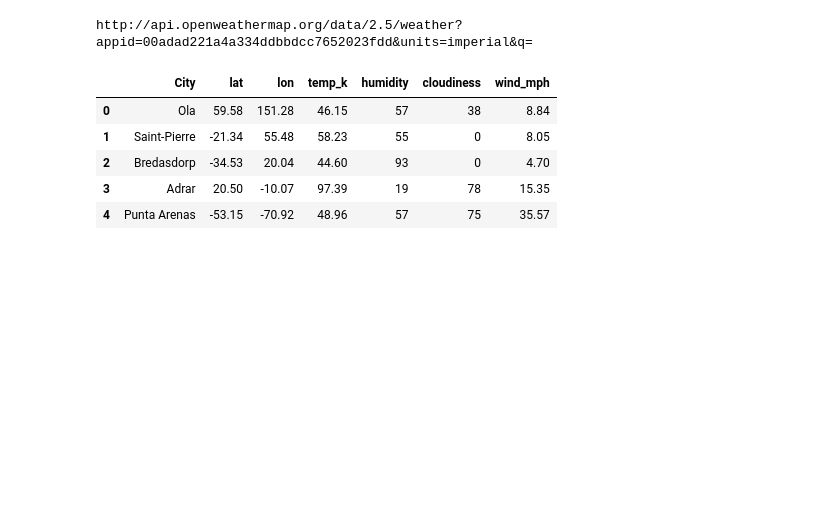
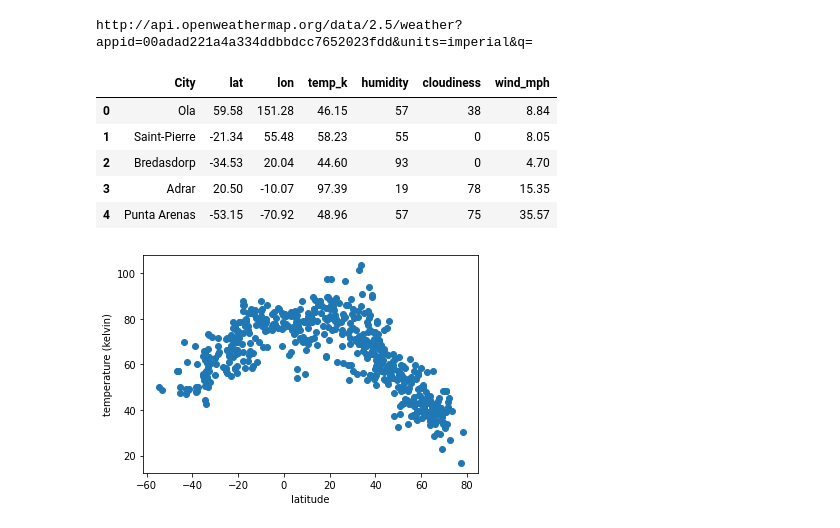
Before and after one commit to rchaynie/python-api-challenge, a Jupyter notebook: WeatherPy/Untitled.ipynb, the cells around one changed output. Cells and saved outputs as stored; diff of their text form; code cells hidden in the pictures; blank space fills up the shorter version.

Commit message:
first scatter plots

```diff
--- a/WeatherPy/Untitled.ipynb
+++ b/WeatherPy/Untitled.ipynb
@@ -142,3 +143,10 @@ df.head()
 | 2 | Bredasdorp | -34.53 | 20.04 | 44.60 | 93 | 0 | 4.70 |
 | 3 | Adrar | 20.50 | -10.07 | 97.39 | 19 | 78 | 15.35 |
 | 4 | Punta Arenas | -53.15 | -70.92 | 48.96 | 57 | 75 | 35.57 |
+# %%
+plt.scatter(lat, temp)
+plt.xlabel("latitude")
+plt.ylabel("temperature (kelvin)")
+plt.show()
+# %% [output]
+[figure, added]
```
Also changed, not shown: parts of 4 cells of this notebook.
